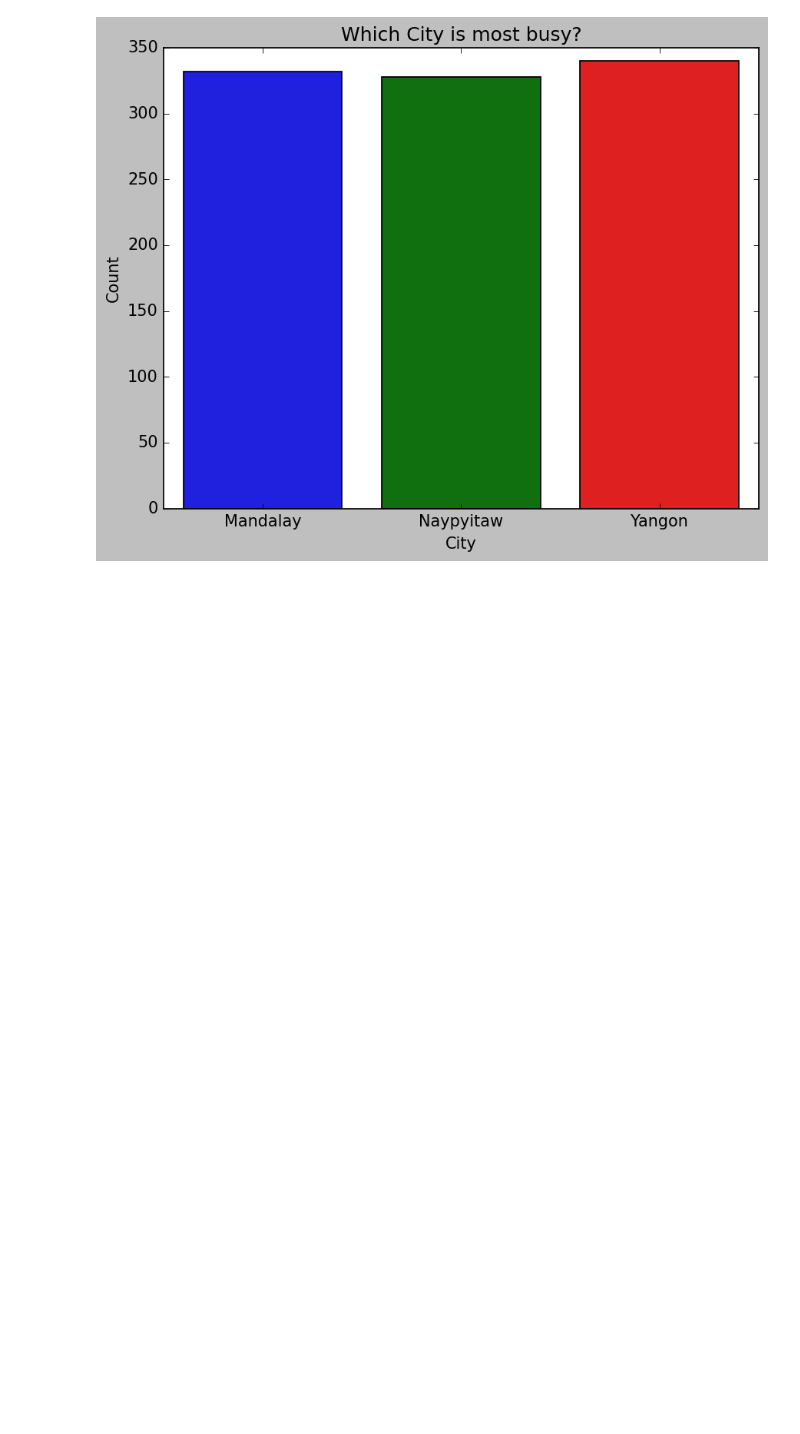
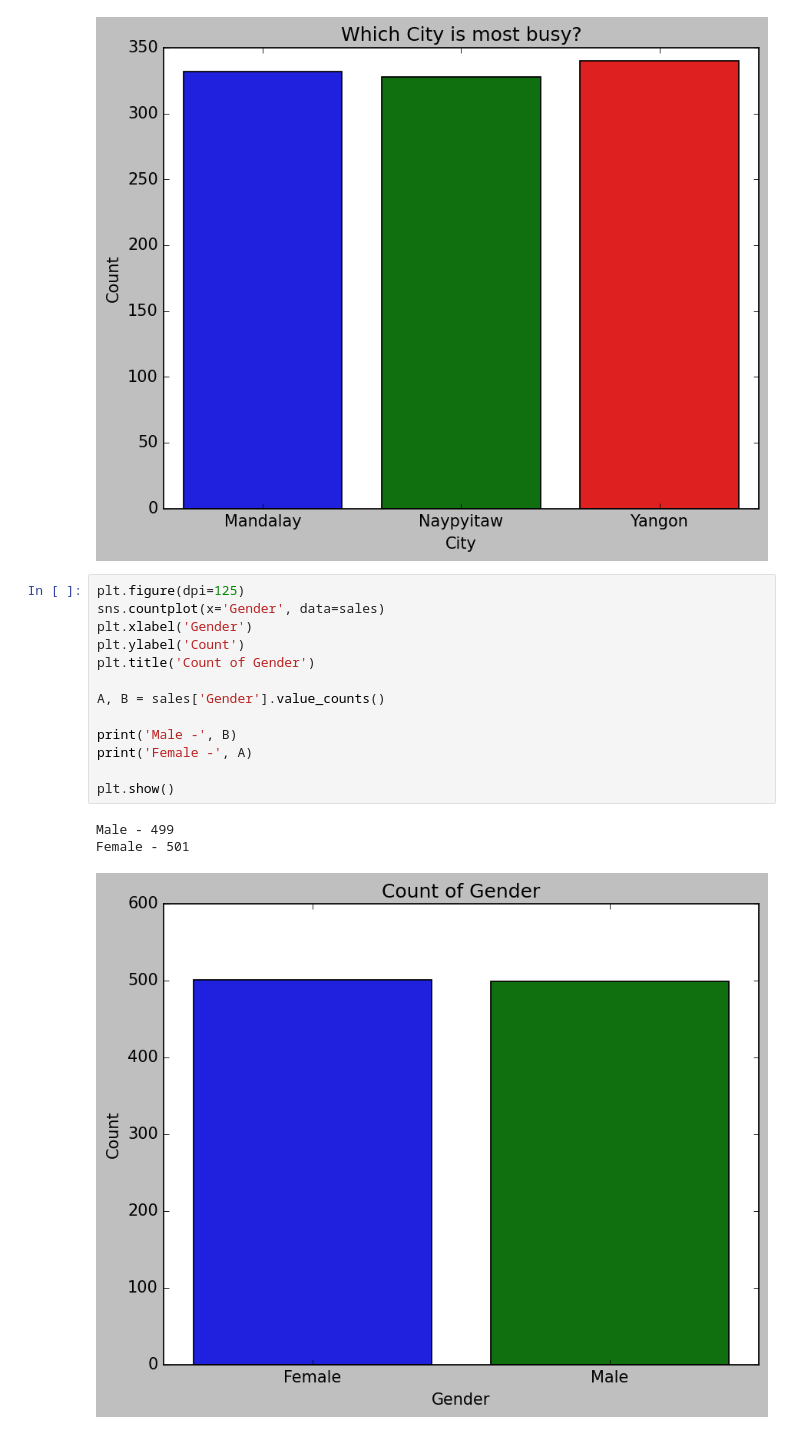
Before and after one commit to FariH004/Supermarket-Sales-Analysis, a Jupyter notebook: code.ipynb, the cells around one changed output. Saved outputs shown, nothing was run; the diff lists cells and outputs as text; blank space fills up the shorter version.

```diff
--- a/code.ipynb
+++ b/code.ipynb
@@ -391,3 +391,20 @@ Yangon - 340
 Naypyitow - 328
 Mandalay - 332
 [figure]
+# %%
+plt.figure(dpi=125)
+sns.countplot(x='Gender', data=sales)
+plt.xlabel('Gender')
+plt.ylabel('Count')
+plt.title('Count of Gender')
+
+A, B = sales['Gender'].value_counts()
+
+print('Male -', B)
+print('Female -', A)
+
+plt.show()
+# %% [output]
+Male - 499
+Female - 501
+[figure, added]
```
Also changed, not shown: parts of 4 cells of this notebook.
